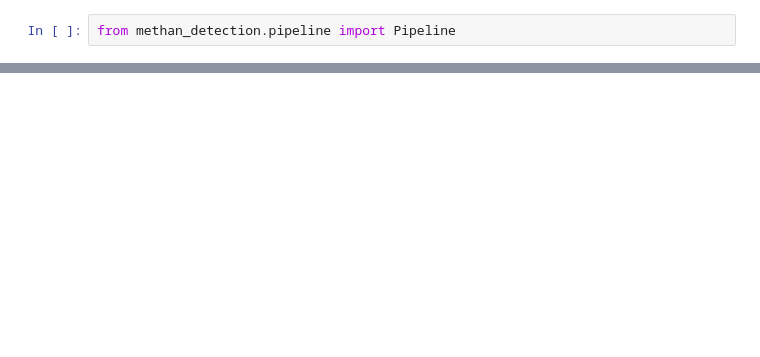
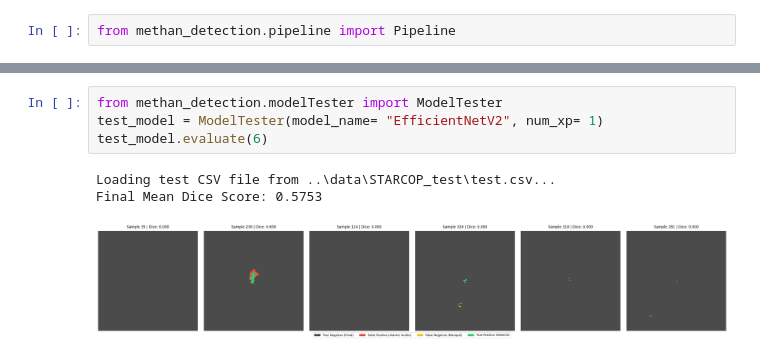
Before and after one commit to mathischmp/methane-detection-starcop, a Jupyter notebook: notebooks/methane_detection.ipynb, the cells around one changed output, grey strips where cells are left out. Saved outputs shown, nothing was run; the diff lists cells and outputs as text; blank space fills up the shorter version.

```diff
--- a/notebooks/methane_detection.ipynb
+++ b/notebooks/methane_detection.ipynb
@@ -33,0 +58,8 @@ KeyboardInterrupt:
+# %%
+from methan_detection.modelTester import ModelTester
+test_model = ModelTester(model_name= "EfficientNetV2", num_xp= 1)
+test_model.evaluate(6)
+# %% [output]
+Loading test CSV file from ..\data\STARCOP_test\test.csv...
+Final Mean Dice Score: 0.5753
+[figure, added]
```
Also changed, not shown: parts of 3 cells of this notebook.
